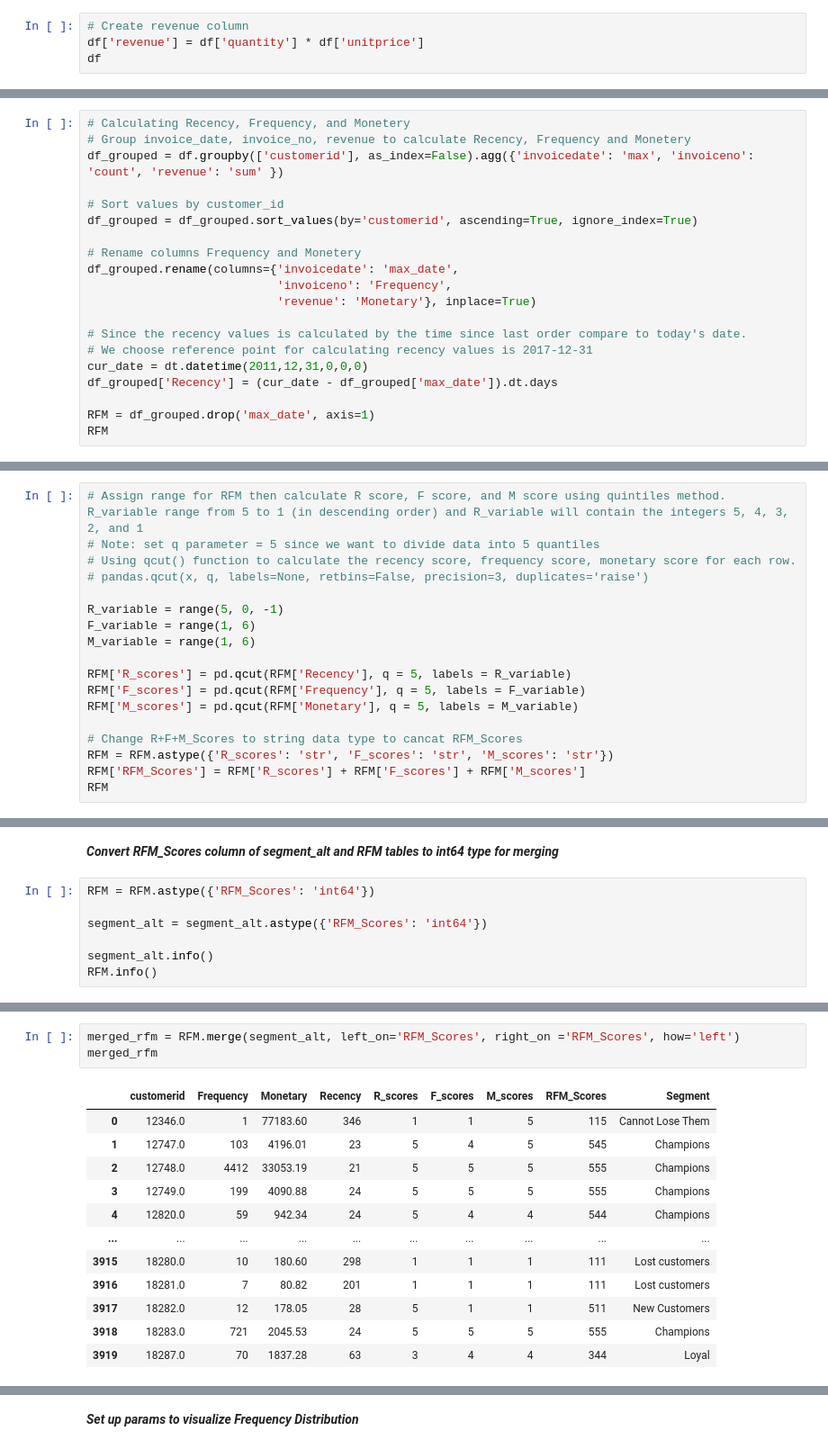
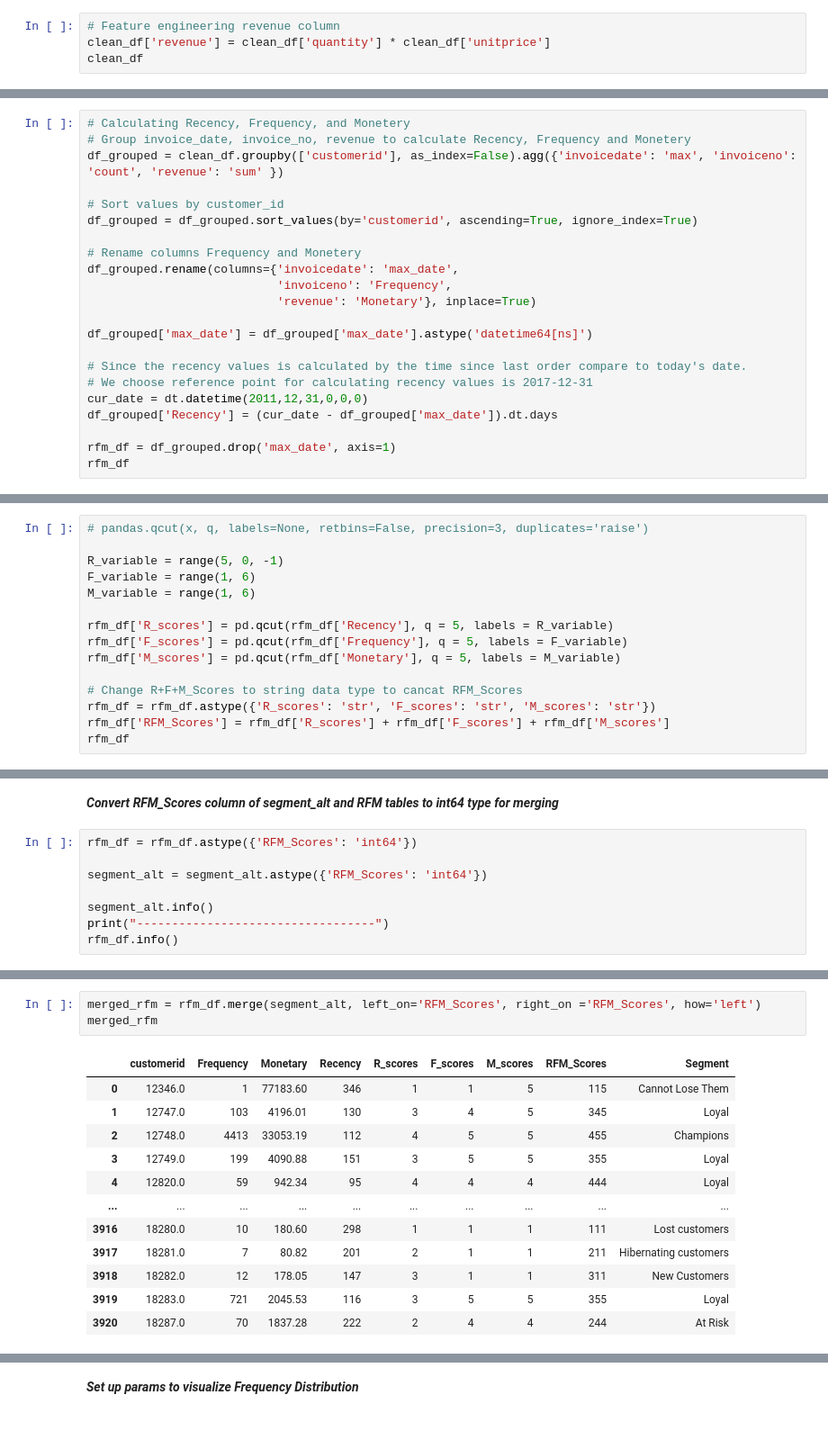
Before and after one commit to kunbox96/Portfolio-Project-Directory, a Jupyter notebook: Python_Segment Customer & Visualize Purchase Behavior (Retail)/Python_Segment Customer & Visualize Purchase Behavior (Retail).ipynb, the cells around one changed output, grey strips where cells are left out. Shown at 90% size. Cells and saved outputs as stored; diff of their text form.

Commit message:
update customer segmentation project

```diff
--- a/Python_Segment Customer & Visualize Purchase Behavior (Retail)/Python_Segment Customer & Visualize Purchase Behavior (Retail).ipynb
+++ b/Python_Segment Customer & Visualize Purchase Behavior (Retail)/Python_Segment Customer & Visualize Purchase Behavior (Retail).ipynb
@@ -242,5 +358,5 @@ df
 # %%
-# Create revenue column
-df['revenue'] = df['quantity'] * df['unitprice']
-df
+# Feature engineering revenue column
+clean_df['revenue'] = clean_df['quantity'] * clean_df['unitprice']
+clean_df
 # %% [output]
@@ -281,7 +397,7 @@ df
 # %%
 # Calculating Recency, Frequency, and Monetery
 # Group invoice_date, invoice_no, revenue to calculate Recency, Frequency and Monetery
-df_grouped = df.groupby(['customerid'], as_index=False).agg({'invoicedate': 'max', 'invoiceno': 'count', 'revenue': 'sum' })
+df_grouped = clean_df.groupby(['customerid'], as_index=False).agg({'invoicedate': 'max', 'invoiceno': 'count', 'revenue': 'sum' })
 
 # Sort values by customer_id
 df_grouped = df_grouped.sort_values(by='customerid', ascending=True, ignore_index=True)
@@ -291,13 +407,15 @@ df_grouped.rename(columns={'invoicedate': 'max_date',
                            'invoiceno': 'Frequency',
                            'revenue': 'Monetary'}, inplace=True)
 
+df_grouped['max_date'] = df_grouped['max_date'].astype('datetime64[ns]')
+
 # Since the recency values is calculated by the time since last order compare to today's date.
 # We choose reference point for calculating recency values is 2017-12-31
 cur_date = dt.datetime(2011,12,31,0,0,0)
 df_grouped['Recency'] = (cur_date - df_grouped['max_date']).dt.days
 
-RFM = df_grouped.drop('max_date', axis=1)
-RFM
+rfm_df = df_grouped.drop('max_date', axis=1)
+rfm_df
 # %% [output]
 |  | customerid | Frequency | Monetary | Recency |
 | 0 | 12346.0 | 1 | 77183.60 | 346 |
@@ -315,21 +439,18 @@ RFM
 # %%
-# Assign range for RFM then calculate R score, F score, and M score using quintiles method. R_variable range from 5 to 1 (in descending order) and R_variable will contain the integers 5, 4, 3, 2, and 1
-# Note: set q parameter = 5 since we want to divide data into 5 quantiles
-# Using qcut() function to calculate the recency score, frequency score, monetary score for each row.
 # pandas.qcut(x, q, labels=None, retbins=False, precision=3, duplicates='raise')
 
 R_variable = range(5, 0, -1)
 F_variable = range(1, 6)
 M_variable = range(1, 6)
 
-RFM['R_scores'] = pd.qcut(RFM['Recency'], q = 5, labels = R_variable)
-RFM['F_scores'] = pd.qcut(RFM['Frequency'], q = 5, labels = F_variable)
-RFM['M_scores'] = pd.qcut(RFM['Monetary'], q = 5, labels = M_variable)
+rfm_df['R_scores'] = pd.qcut(rfm_df['Recency'], q = 5, labels = R_variable)
+rfm_df['F_scores'] = pd.qcut(rfm_df['Frequency'], q = 5, labels = F_variable)
+rfm_df['M_scores'] = pd.qcut(rfm_df['Monetary'], q = 5, labels = M_variable)
 
 # Change R+F+M_Scores to string data type to cancat RFM_Scores
-RFM = RFM.astype({'R_scores': 'str', 'F_scores': 'str', 'M_scores': 'str'})
-RFM['RFM_Scores'] = RFM['R_scores'] + RFM['F_scores'] + RFM['M_scores']
-RFM
+rfm_df = rfm_df.astype({'R_scores': 'str', 'F_scores': 'str', 'M_scores': 'str'})
+rfm_df['RFM_Scores'] = rfm_df['R_scores'] + rfm_df['F_scores'] + rfm_df['M_scores']
+rfm_df
 # %% [output]
 |  | customerid | Frequency | Monetary | Recency | R_scores | F_scores | M_scores | RFM_Scores |
 | 0 | 12346.0 | 1 | 77183.60 | 346 | 1 | 1 | 5 | 115 |
@@ -375,12 +474,13 @@ check.days
 # %% [markdown]
 *__Convert RFM_Scores column of segment_alt and RFM tables to int64 type for merging__*
 # %%
-RFM = RFM.astype({'RFM_Scores': 'int64'})
+rfm_df = rfm_df.astype({'RFM_Scores': 'int64'})
 
 segment_alt = segment_alt.astype({'RFM_Scores': 'int64'})
 
 segment_alt.info()
-RFM.info()
+print("----------------------------------")
+rfm_df.info()
 # %% [output]
 <class 'pandas.core.frame.DataFrame'>
 RangeIndex: 125 entries, 0 to 124
@@ -402,16 +502,16 @@ memory usage: 245.1+ KB
 # %%
-merged_rfm = RFM.merge(segment_alt, left_on='RFM_Scores', right_on ='RFM_Scores', how='left')
+merged_rfm = rfm_df.merge(segment_alt, left_on='RFM_Scores', right_on ='RFM_Scores', how='left')
 merged_rfm
 # %% [output]
 |  | customerid | Frequency | Monetary | Recency | R_scores | F_scores | M_scores | RFM_Scores | Segment |
 | 0 | 12346.0 | 1 | 77183.60 | 346 | 1 | 1 | 5 | 115 | Cannot Lose Them |
-| 1 | 12747.0 | 103 | 4196.01 | 23 | 5 | 4 | 5 | 545 | Champions |
-| 2 | 12748.0 | 4412 | 33053.19 | 21 | 5 | 5 | 5 | 555 | Champions |
-| 3 | 12749.0 | 199 | 4090.88 | 24 | 5 | 5 | 5 | 555 | Champions |
-| 4 | 12820.0 | 59 | 942.34 | 24 | 5 | 4 | 4 | 544 | Champions |
+| 1 | 12747.0 | 103 | 4196.01 | 130 | 3 | 4 | 5 | 345 | Loyal |
+| 2 | 12748.0 | 4413 | 33053.19 | 112 | 4 | 5 | 5 | 455 | Champions |
+| 3 | 12749.0 | 199 | 4090.88 | 151 | 3 | 5 | 5 | 355 | Loyal |
+| 4 | 12820.0 | 59 | 942.34 | 95 | 4 | 4 | 4 | 444 | Loyal |
 | ... | ... | ... | ... | ... | ... | ... | ... | ... | ... |
-| 3915 | 18280.0 | 10 | 180.60 | 298 | 1 | 1 | 1 | 111 | Lost customers |
-| 3916 | 18281.0 | 7 | 80.82 | 201 | 1 | 1 | 1 | 111 | Lost customers |
-| 3917 | 18282.0 | 12 | 178.05 | 28 | 5 | 1 | 1 | 511 | New Customers |
-| 3918 | 18283.0 | 721 | 2045.53 | 24 | 5 | 5 | 5 | 555 | Champions |
-| 3919 | 18287.0 | 70 | 1837.28 | 63 | 3 | 4 | 4 | 344 | Loyal |
+| 3916 | 18280.0 | 10 | 180.60 | 298 | 1 | 1 | 1 | 111 | Lost customers |
+| 3917 | 18281.0 | 7 | 80.82 | 201 | 2 | 1 | 1 | 211 | Hibernating customers |
+| 3918 | 18282.0 | 12 | 178.05 | 147 | 3 | 1 | 1 | 311 | New Customers |
+| 3919 | 18283.0 | 721 | 2045.53 | 116 | 3 | 5 | 5 | 355 | Loyal |
+| 3920 | 18287.0 | 70 | 1837.28 | 222 | 2 | 4 | 4 | 244 | At Risk |
```
Also changed, not shown: parts of 98 cells of this notebook, 23 other files.
